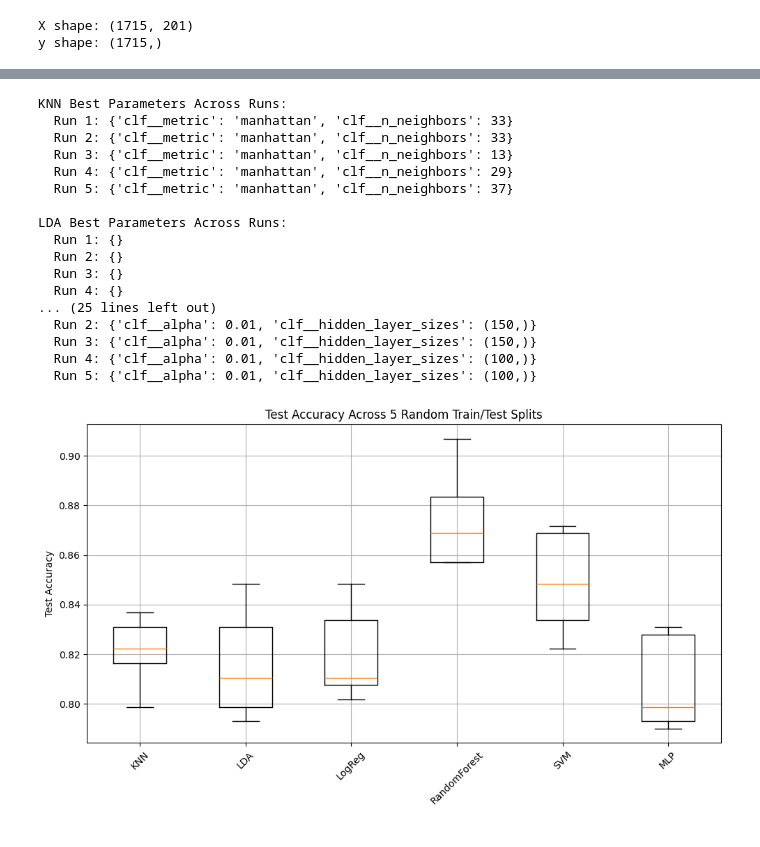
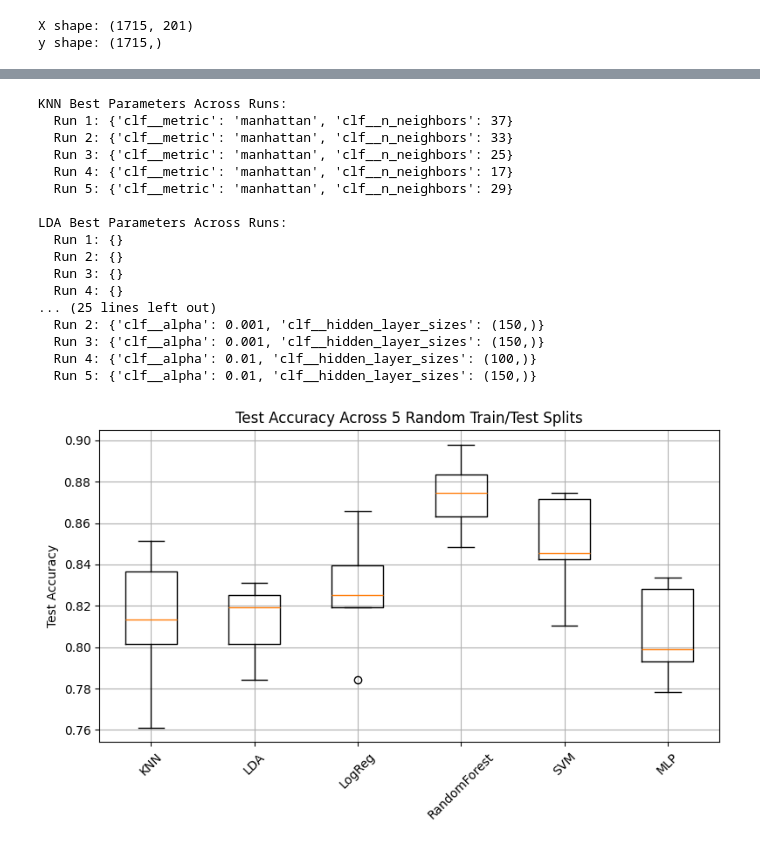
Before and after one commit to MaansGustafsson/Big_Data_EXAM2025, a Jupyter notebook: Exam_2025.ipynb, the cells around one changed output, grey strips where cells are left out. Drawn from its saved outputs; the diff is of its cells as text; code cells hidden in the pictures.

```diff
--- a/Exam_2025.ipynb
+++ b/Exam_2025.ipynb
@@ -61,7 +74,7 @@ y shape: (1715,)
 # %%
 models = {
     "KNN": (KNeighborsClassifier(), {
-        'clf__n_neighbors': [i for i in range(1, 40, 4)],
+        'clf__n_neighbors': [i for i in range(1, 41, 4)],
         'clf__metric': ['minkowski', 'euclidean', 'manhattan']
     }),
 
@@ -74,11 +87,11 @@ models = {
 
     "RandomForest": (RandomForestClassifier(), {
         'clf__n_estimators': [200, 300],
-        'clf__max_depth': [20, 30],
+        'clf__max_depth': [20, 30, 40],
     }),
 
-    "SVM": (SVC(), {
-        'clf__C': [0.1, 1, 10],
+    "SVM": (SVC(probability=True), {
+        'clf__C': [0.1, 1, 5, 10],
     }),
 
     "MLP": (MLPClassifier(max_iter=1000), {
@@ -224,0 +343,34 @@ MLP: 0.7988
+# %%
+import matplotlib.pyplot as plt
+import numpy as np
+
+for name in run_metrics:
+    per_class_sens = np.array([m['sensitivities'] for m in run_metrics[name]])
+    mean_sens_per_class = per_class_sens.mean(axis=0)
+
+    per_class_spec = np.array([m['specificities'] for m in run_metrics[name]])
+    mean_spec_per_class = per_class_spec.mean(axis=0)
+
+    fig, axes = plt.subplots(1, 2, figsize=(9, 4), sharey=True)
+
+    #sensitivity plot
+    axes[0].bar(range(len(mean_sens_per_class)), mean_sens_per_class)
+    axes[0].set_xticks(range(len(mean_sens_per_class)))
+    axes[0].set_xticklabels([f'{i+1}' for i in range(len(mean_sens_per_class))])
+    axes[0].set_ylabel("Score")
+    axes[0].set_title(f"Sensitivity: {name}")
+    axes[0].set_ylim(0, 1)
+    axes[0].set_xlabel('Class')
+    axes[0].grid(True)
+
+    #specificity plot
+    axes[1].bar(range(len(mean_spec_per_class)), mean_spec_per_class)
+    axes[1].set_xticks(range(len(mean_spec_per_class)))
+    axes[1].set_xticklabels([f'{i+1}' for i in range(len(mean_spec_per_class))])
+    axes[1].set_title(f"Specificity: {name}")
+    axes[1].set_ylim(0, 1)
+    axes[1].set_xlabel('Class')
+    axes[1].grid(True)
+
+    plt.tight_layout()
+    plt.show()
@@ -225,38 +384,38 @@ MLP: 0.7988
 # %%
 # Print best params for each model across all runs
 for name, params_list in best_params_across_runs.items():
     print(f"\n{name} Best Parameters Across Runs:")
     for i, params in enumerate(params_list):
         print(f"  Run {i+1}: {params}")
 
-plt.figure(figsize=(10, 6))
+plt.figure(figsize=(8, 5))
 plt.boxplot([test_accuracies[name] for name in models.keys()], labels=models.keys())
 
 plt.ylabel('Test Accuracy')
 plt.title('Test Accuracy Across 5 Random Train/Test Splits')
 plt.xticks(rotation=45)
 plt.grid(True)
 plt.tight_layout()
 plt.show()
 # %% [output]
 KNN Best Parameters Across Runs:
-  Run 1: {'clf__metric': 'manhattan', 'clf__n_neighbors': 33}
+  Run 1: {'clf__metric': 'manhattan', 'clf__n_neighbors': 37}
   Run 2: {'clf__metric': 'manhattan', 'clf__n_neighbors': 33}
-  Run 3: {'clf__metric': 'manhattan', 'clf__n_neighbors': 13}
-  Run 4: {'clf__metric': 'manhattan', 'clf__n_neighbors': 29}
-  Run 5: {'clf__metric': 'manhattan', 'clf__n_neighbors': 37}
+  Run 3: {'clf__metric': 'manhattan', 'clf__n_neighbors': 25}
+  Run 4: {'clf__metric': 'manhattan', 'clf__n_neighbors': 17}
+  Run 5: {'clf__metric': 'manhattan', 'clf__n_neighbors': 29}
 
 LDA Best Parameters Across Runs:
   Run 1: {}
   Run 2: {}
   Run 3: {}
   Run 4: {}
 ... (25 lines left out)
-  Run 2: {'clf__alpha': 0.01, 'clf__hidden_layer_sizes': (150,)}
-  Run 3: {'clf__alpha': 0.01, 'clf__hidden_layer_sizes': (150,)}
+  Run 2: {'clf__alpha': 0.001, 'clf__hidden_layer_sizes': (150,)}
+  Run 3: {'clf__alpha': 0.001, 'clf__hidden_layer_sizes': (150,)}
   Run 4: {'clf__alpha': 0.01, 'clf__hidden_layer_sizes': (100,)}
-  Run 5: {'clf__alpha': 0.01, 'clf__hidden_layer_sizes': (100,)}
+  Run 5: {'clf__alpha': 0.01, 'clf__hidden_layer_sizes': (150,)}
-[figure, old version]
+[figure, new version]
 # %%
 import matplotlib.pyplot as plt
 from sklearn.metrics import ConfusionMatrixDisplay
```
Also changed, not shown: parts of 27 cells of this notebook.
